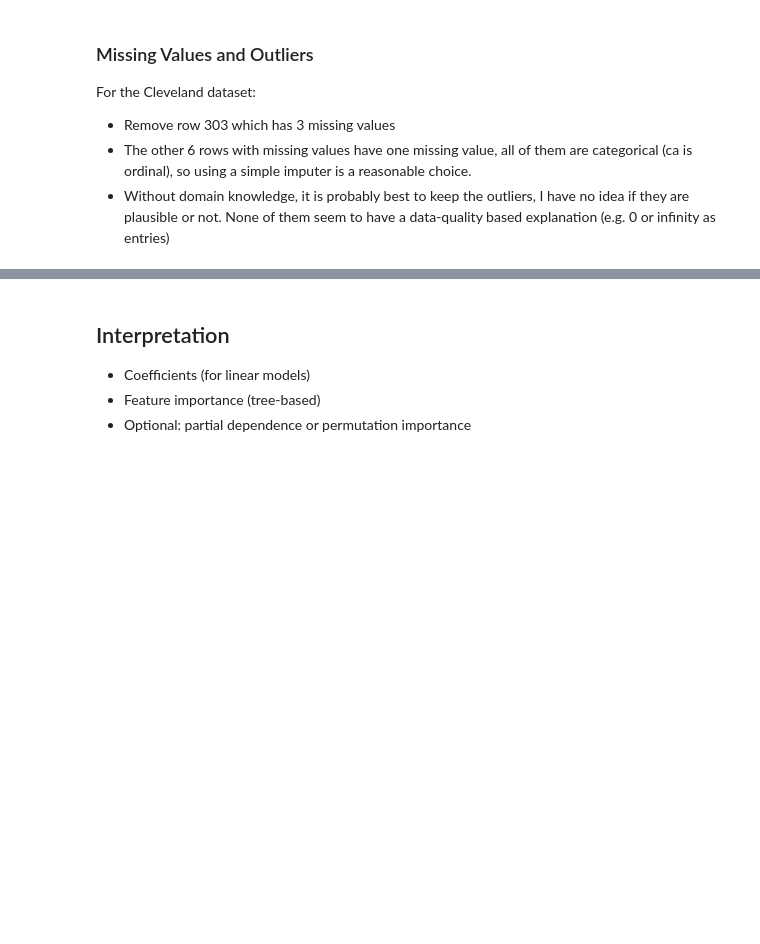
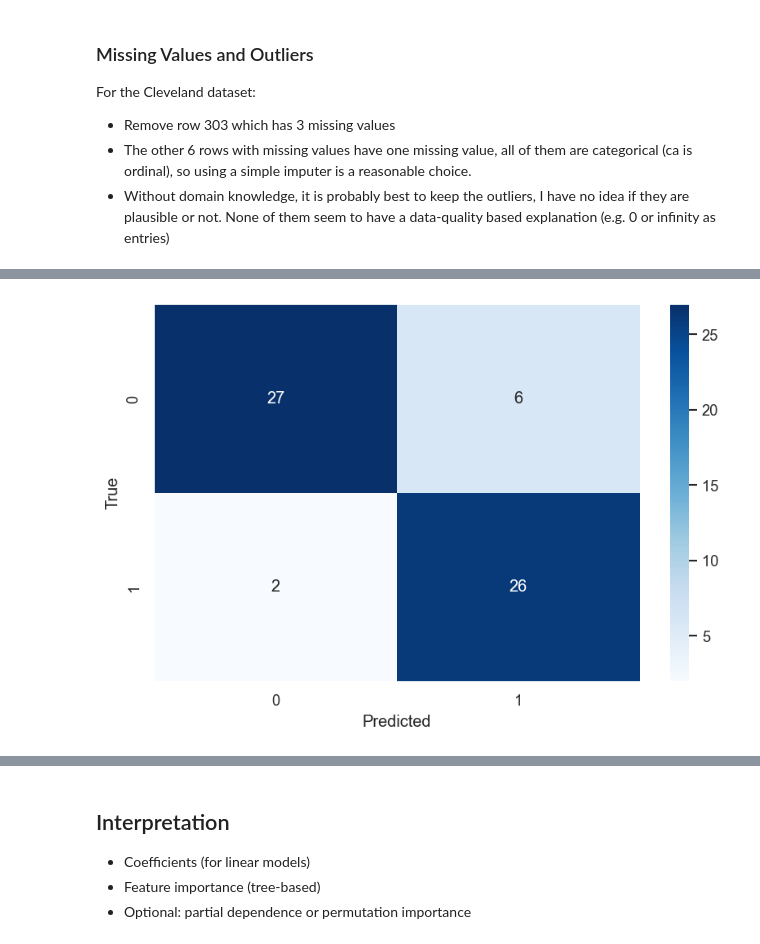
Before and after one commit to sean-coffey/ml-course-work, a Jupyter notebook: Heart_Disease.ipynb, the cells around one changed output, grey strips where cells are left out. Drawn from its saved outputs; the diff is of its cells as text; code cells hidden in the pictures; blank space fills up the shorter version.

```diff
--- a/Heart_Disease.ipynb
+++ b/Heart_Disease.ipynb
@@ -598,0 +754,80 @@ plt.show()
+# %%
+def calibrate_svc_and_select_threshold(
+    base_pipeline,
+    X_train,
+    y_train,
+    *,
+    valid_size=0.25,
+    random_state=42,
+    calibration_cv=5,
+    calibration_method="sigmoid", # for now assume sigmoid, but could be isotonic or isotonic-regression
+    threshold_strategy="f1"  # for now assume "f1", but could also be "youden"
+):
+    """
+    Calibrate an SVC pipeline and select an optimal probability threshold on a validation split.
+
+    Returns:
+        calibrated_model: fitted CalibratedClassifierCV wrapping the pipeline
+        best_threshold: float in [0,1]
+        val_summary: dict with validation metrics at best threshold
+    """
+    # Split off a validation set from the training data
+    X_tr, X_val, y_tr, y_val = train_test_split(
+        X_train, y_train, test_size=valid_size, random_state=random_state, stratify=y_train
+    )
+
+    # Wrap the pipeline with calibration
+    # Note: We pass the entire pipeline as the base_estimator so preprocessing is included.
+    calibrated_model = CalibratedClassifierCV(
+        estimator=base_pipeline,
+        method=calibration_method,
+        cv=StratifiedKFold(n_splits=calibration_cv, shuffle=True, random_state=random_state)
+    )
+    calibrated_model.fit(X_tr, y_tr)
+
+    # Validation probabilities
+    y_proba = calibrated_model.predict_proba(X_val)
+    y_score = y_proba[:, pos_idx]
+
+    # threshold_strategy is "f1" but could also be "youden" - which would require changing this section of my code
+    thresholds = np.linspace(0.0, 1.0, 501)
+    scores = []
+    for t in thresholds:
+        y_pred = (y_score >= t).astype(y_val.dtype)
+        scores.append(f1_score(y_val, y_pred))
+    best_idx = int(np.nanargmax(scores))
+
+    best_threshold = float(thresholds[best_idx])
+    y_val_pred = (y_score >= best_threshold).astype(y_val.dtype)
+
+    val_summary = {
+        "threshold": best_threshold,
+        "accuracy": accuracy_score(y_val, y_val_pred),
+        "f1": f1_score(y_val, y_val_pred),
+        "precision": precision_score(y_val, y_val_pred),
+        "recall": recall_score(y_val, y_val_pred),
+        "roc_auc": roc_auc_score(y_val, y_score),
+    }
+    return calibrated_model, best_threshold, val_summary
+
+cal_svc, best_thr, val_metrics = calibrate_svc_and_select_threshold(
+    base_pipeline=svc_best,
+    X_train=X_train,
+    y_train=y_bin_train,
+    valid_size=0.25,
+    random_state=SEED,
+    calibration_cv=5,
+    calibration_method="sigmoid",
+)
+
+print("Validation metrics at best threshold:")
+for name, score in val_metrics.items():
+    print(f"{name}: {score:.4f}")
+
+# Evaluate on the test set using the chosen threshold
+y_test_proba = cal_svc.predict_proba(X_test)
+y_test_score = y_test_proba[:, pos_idx]
+y_test_pred = (y_test_score >= best_thr).astype(y_bin_test.dtype)
+
+show_metrics_summary(y_bin_test, y_test_pred, y_test_score, title=f"SVC (calibrated) — threshold={best_thr:.3f}")
+# %% [output]
@@ -598,0 +852 @@ plt.show()
+[figure, added]
```
Also changed, not shown: parts of 34 cells of this notebook, 1 other file.
